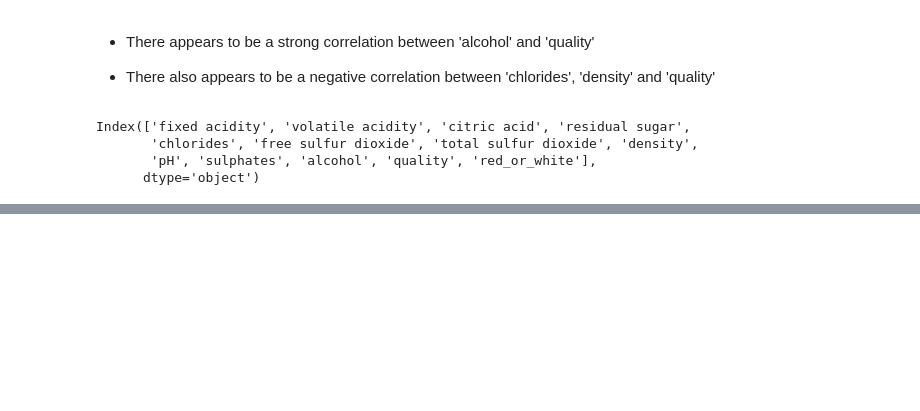
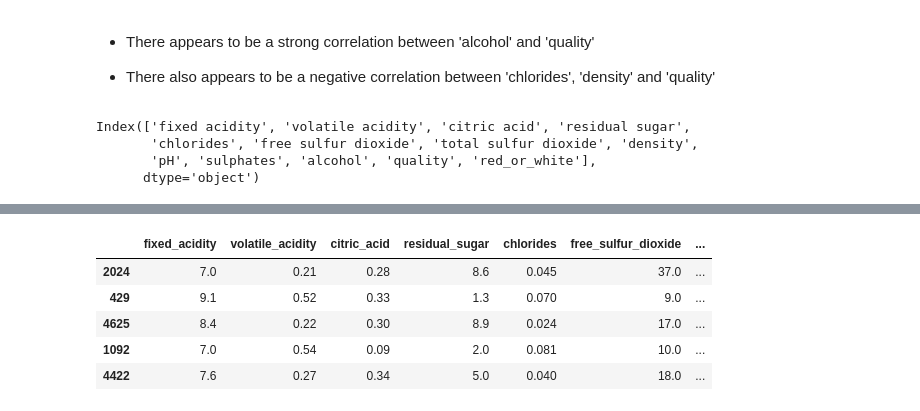
Before and after one commit to aaron-and-caroWINE/wine_clustering_project, a Jupyter notebook: wrangle_wine.ipynb, the cells around one changed output, grey strips where cells are left out. Saved outputs shown, nothing was run; the diff lists cells and outputs as text; code cells hidden in the pictures; blank space fills up the shorter version.

```diff
--- a/wrangle_wine.ipynb
+++ b/wrangle_wine.ipynb
@@ -290,3 +267,12 @@ train_scaled.head()
 | 4625 | 0.755102 | 0.245614 | 0.464286 | 0.491124 | 0.157895 | 0.202703 | ... |
 | 1092 | 0.469388 | 0.807018 | 0.089286 | 0.082840 | 0.757895 | 0.108108 | ... |
 | 4422 | 0.591837 | 0.333333 | 0.535714 | 0.260355 | 0.326316 | 0.216216 | ... |
+# %%
+train.head()
+# %% [output]
+|  | fixed_acidity | volatile_acidity | citric_acid | residual_sugar | chlorides | free_sulfur_dioxide | ... |
+| 2024 | 7.0 | 0.21 | 0.28 | 8.6 | 0.045 | 37.0 | ... |
+| 429 | 9.1 | 0.52 | 0.33 | 1.3 | 0.070 | 9.0 | ... |
+| 4625 | 8.4 | 0.22 | 0.30 | 8.9 | 0.024 | 17.0 | ... |
+| 1092 | 7.0 | 0.54 | 0.09 | 2.0 | 0.081 | 10.0 | ... |
+| 4422 | 7.6 | 0.27 | 0.34 | 5.0 | 0.040 | 18.0 | ... |
```
Also changed, not shown: parts of 36 cells of this notebook, 1 other file.
